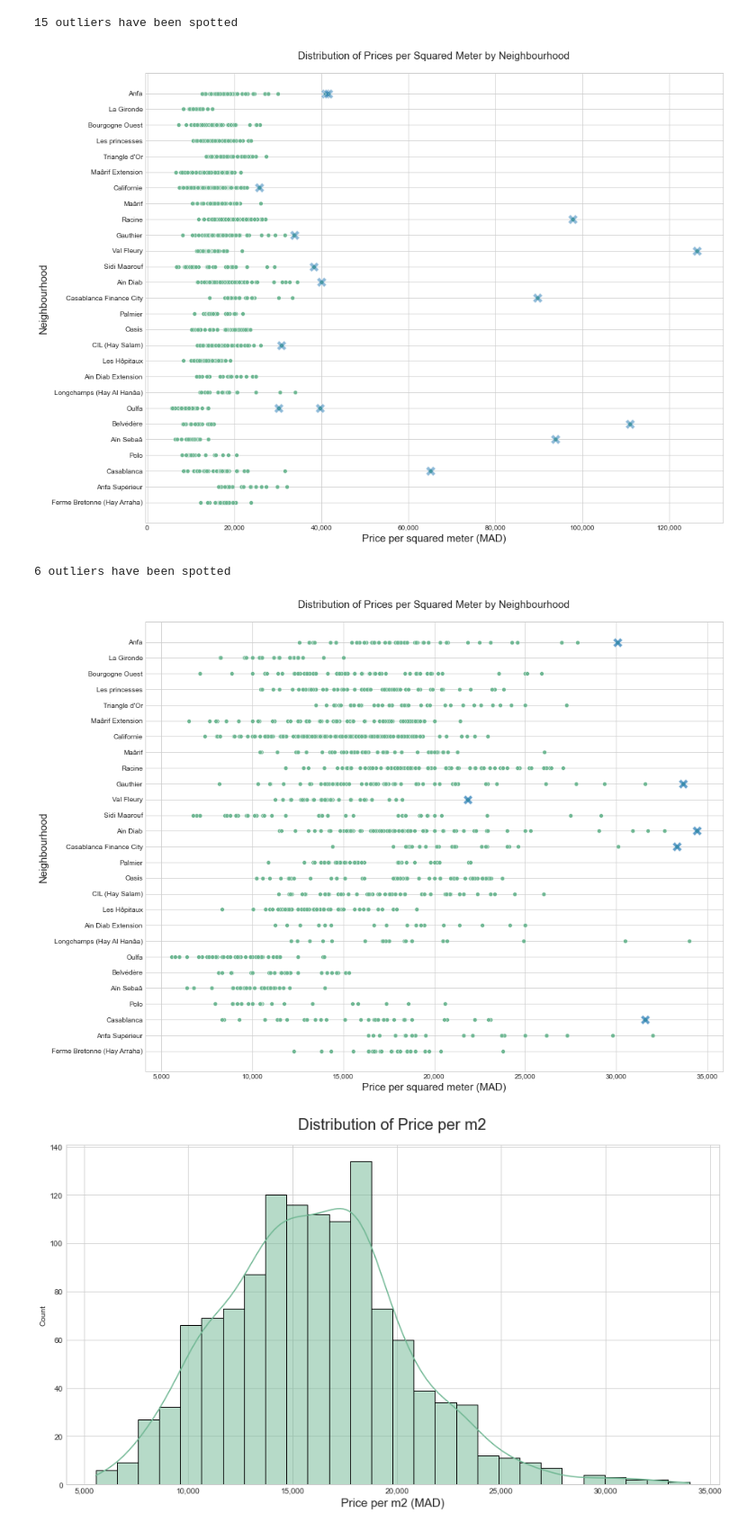
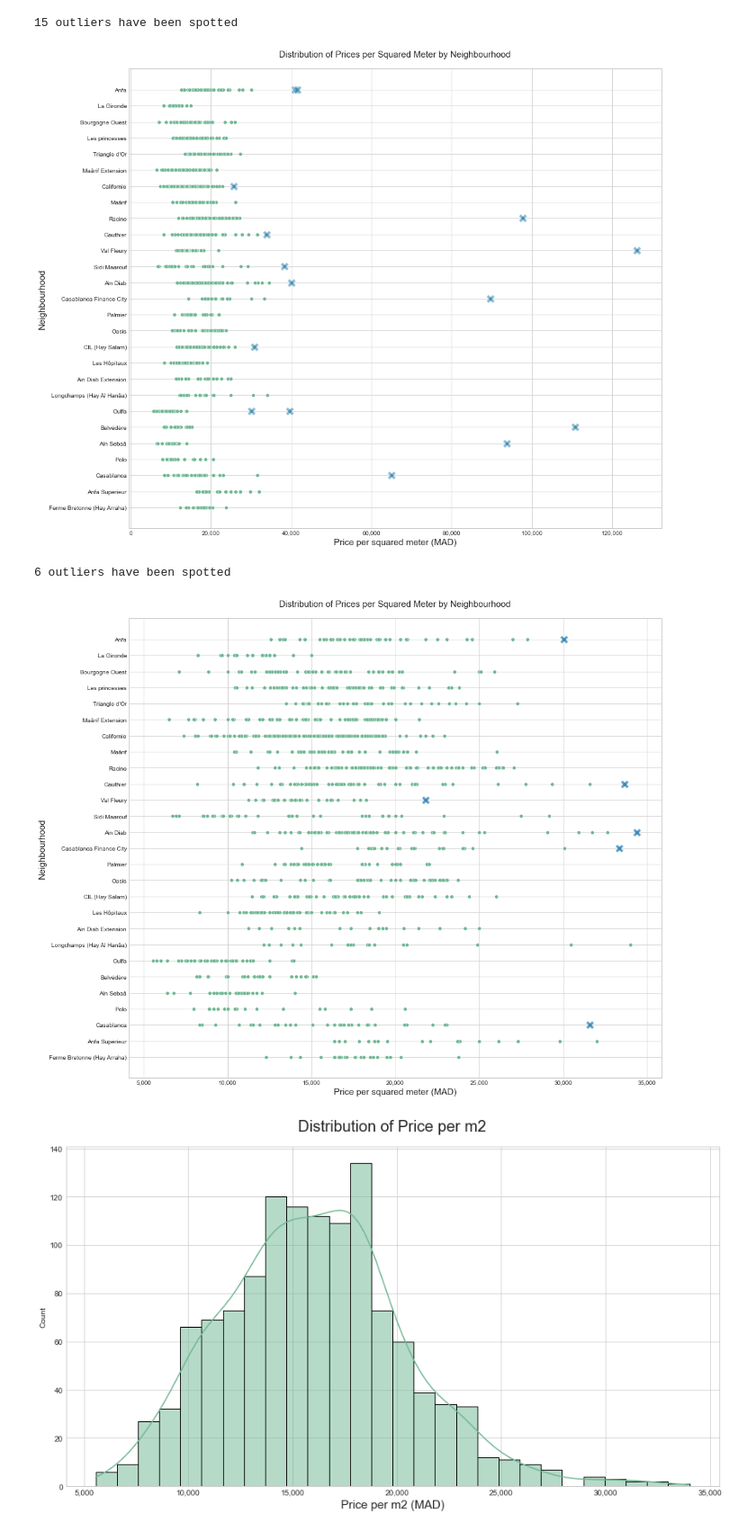
Before and after one commit to iliasoudghiri/Casablanca-House-Prices, a Jupyter notebook: Mubawab_EDA_Price_m2.ipynb, the cells around one changed output. Shown at 90% size. Drawn from its saved outputs; the diff is of its cells as text; code cells hidden in the pictures.

```diff
--- a/Mubawab_EDA_Price_m2.ipynb
+++ b/Mubawab_EDA_Price_m2.ipynb
@@ -461,32 +462,32 @@ print( f'{len(id_drop)} outliers have been spotted')
 # %%
 #Visualize the listings price_m2 by neighbourhoods and selected outliers
 
 fig, ax = plt.subplots(figsize = (15,12))
 g1 = sns.scatterplot(data = df_20_plus,
                      y='Localisation',
                      x='Price_m2',
                      ax = ax,
                      color = cust_pal[5])
 
 g2 = sns.scatterplot(data = df_20_plus.loc[id_drop],
                      y='Localisation',
                      x='Price_m2',
                      alpha = 0.5,
                      marker = 'X',
                      palette='brg',
                      s= 200,
                      ax =ax)
 
 _ = plt.ylabel('Neighbourhood',fontdict = {'fontsize':15})
 _ = plt.xlabel('Price per squared meter (MAD)', fontdict = {'fontsize':15})
 _ = plt.title('Distribution of Prices per Squared Meter by Neighbourhood',pad = 20,fontdict = {'fontsize':15})
 ax.xaxis.set_major_formatter(FuncFormatter(lambda x,p: format(int(x),',')))
 
-
+plt.tight_layout()
 plt.savefig('/Users/Ilyas/Documents/GitHub/Casablanca-House-Prices/EDA_visuals/Distribution_Price_m2_by_neighbourhood_wt_outliers.png')
 plt.show()
 # %% [output]
-[figure, old version]
+[figure, new version]
 # %%
 #Drop outliers
 df_outli = df_20_plus.drop(id_drop).reset_index(drop = True)
@@ -529,10 +530,11 @@ _ = plt.xlabel('Price per squared meter (MAD)', fontdict = {'fontsize':15})
 _ = plt.title('Distribution of Prices per Squared Meter by Neighbourhood',pad = 20,fontdict = {'fontsize':15})
 ax.xaxis.set_major_formatter(FuncFormatter(lambda x,p: format(int(x),',')))
 
+plt.tight_layout()
 plt.savefig('/Users/Ilyas/Documents/GitHub/Casablanca-House-Prices/EDA_visuals/Distribution_Price_m2_by_neighbourhood_wt_outliers2.png')
 plt.show()
 # %% [output]
-[figure, old version]
+[figure, new version]
 # %%
 #Drop outliers
 df_clean = df_outli.drop(id_drop_2).reset_index(drop = True)
```
Also changed, not shown: parts of 8 cells of this notebook, 5 other files.
